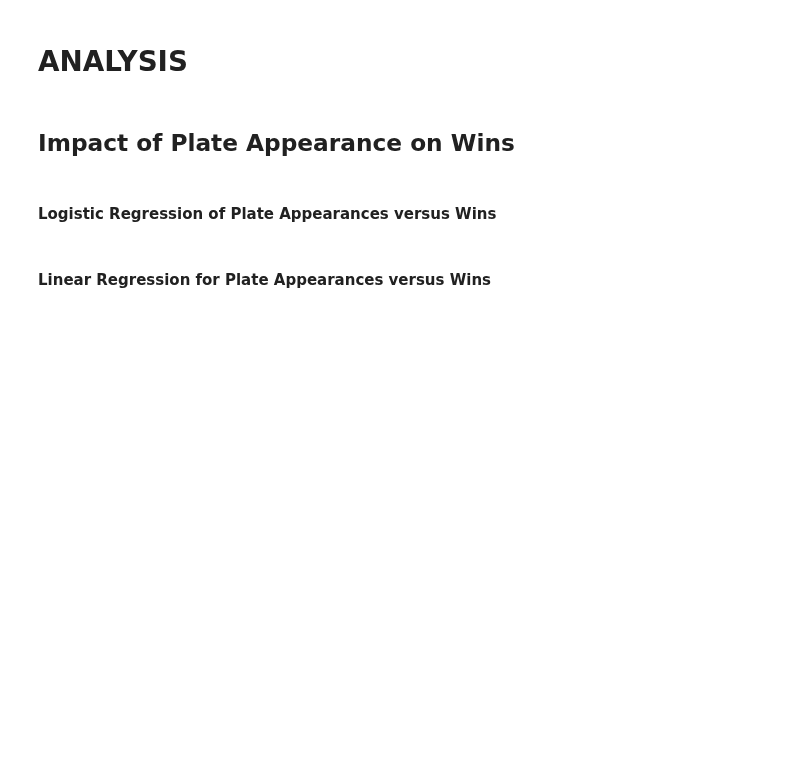
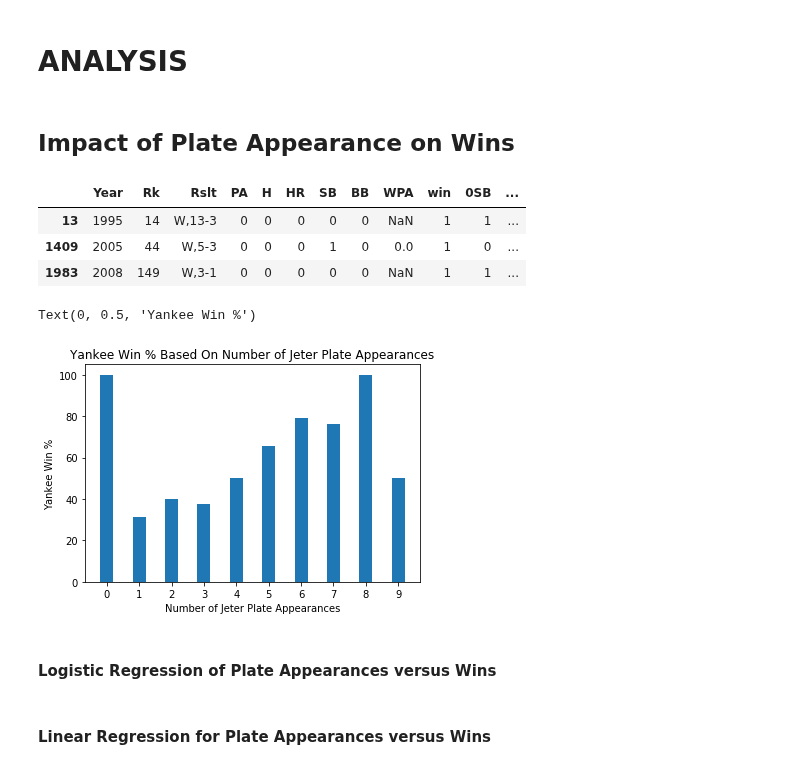
Before and after one commit to mattmaitland1/DerekJeterAnalysis, a Jupyter notebook: Project.ipynb, the cells around one changed output. Drawn from its saved outputs; the diff is of its cells as text; code cells hidden in the pictures; blank space fills up the shorter version.

```diff
--- a/Project.ipynb
+++ b/Project.ipynb
@@ -387,6 +387,29 @@ print("The actual linear regression slope of the homerun variable is {:.3f}".for
 # ANALYSIS
 # %% [markdown]
 ## Impact of Plate Appearance on Wins
+# %%
+jeter.loc[jeter['PA']==0]
+# %% [output]
+|  | Year | Rk | Rslt | PA | H | HR | SB | BB | WPA | win | 0SB | ... |
+| 13 | 1995 | 14 | W,13-3 | 0 | 0 | 0 | 0 | 0 | NaN | 1 | 1 | ... |
+| 1409 | 2005 | 44 | W,5-3 | 0 | 0 | 0 | 1 | 0 | 0.0 | 1 | 0 | ... |
+| 1983 | 2008 | 149 | W,3-1 | 0 | 0 | 0 | 0 | 0 | NaN | 1 | 1 | ... |
+# %%
+zero_PA = jeter.loc[jeter['PA']==0]
+one_PA = jeter.loc[jeter['PA']==1]
+two_PA = jeter.loc[jeter['PA']==2]
+three_PA = jeter.loc[jeter['PA']==3]
+four_PA = jeter.loc[jeter['PA']==4]
+five_PA = jeter.loc[jeter['PA']==5]
+x = ['0','1','2','3','4','5','6','7','8','9']
+z = [zero_PA["win"].mean()*100,one_PA["win"].mean()*100,two_PA["win"].mean()*100,three_PA["win"].mean()*100,four_PA["win"].mean()*100,five_PA["win"].mean()*100,six_PA["win"].mean()*100,seven_PA["win"].mean()*100,eight_PA["win"].mean()*100,nine_PA["win"].mean()*100]
+plt.bar(x,z,0.4)
+plt.title('Yankee Win % Based On Number of Jeter Plate Appearances')
+plt.xlabel("Number of Jeter Plate Appearances")
+plt.ylabel("Yankee Win %")
+# %% [output]
+Text(0, 0.5, 'Yankee Win %')
+[figure, added]
 # %%
 sns.regplot(data = jeter, x = 'PA', y = 'win')
 plt.show
```
